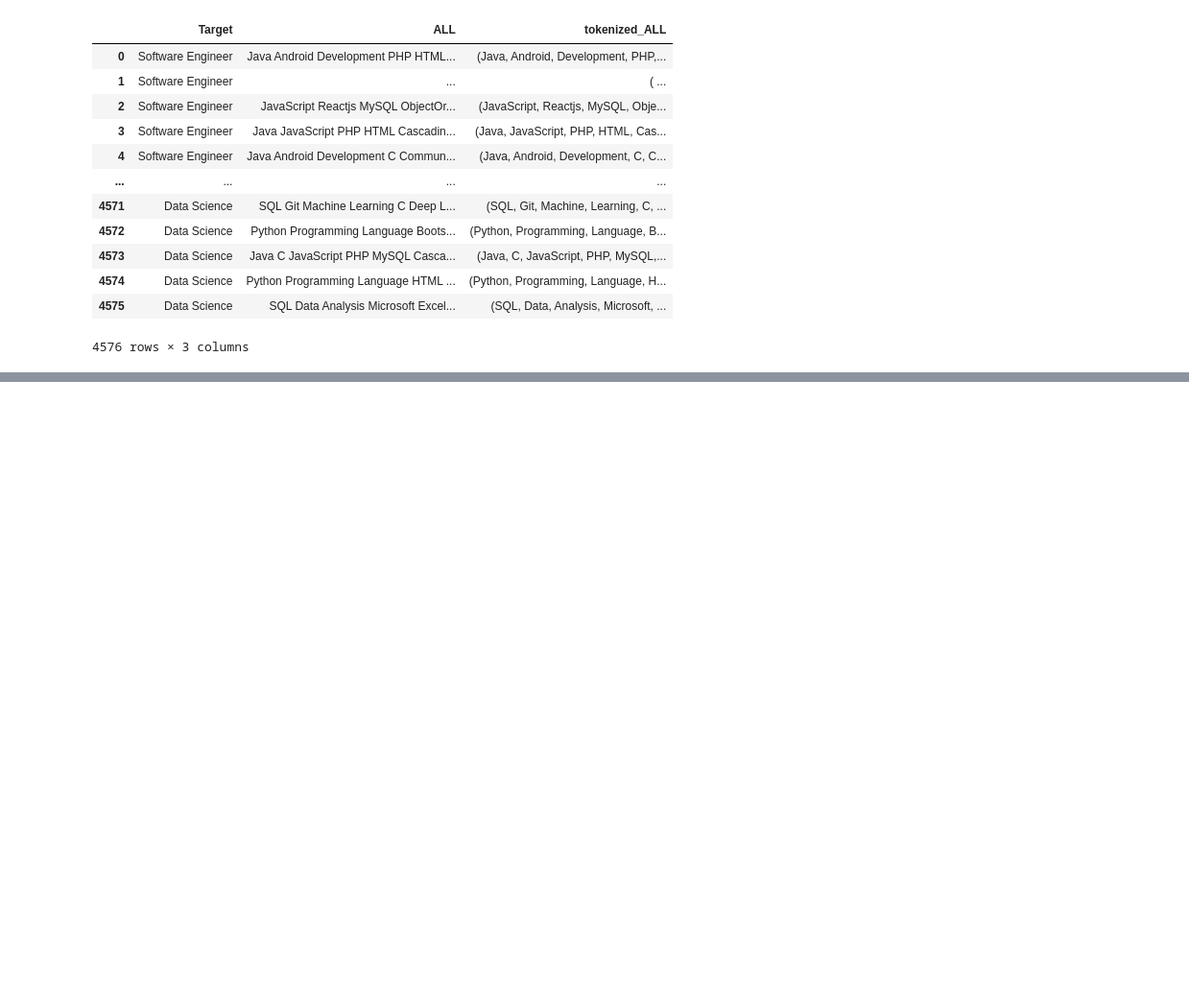
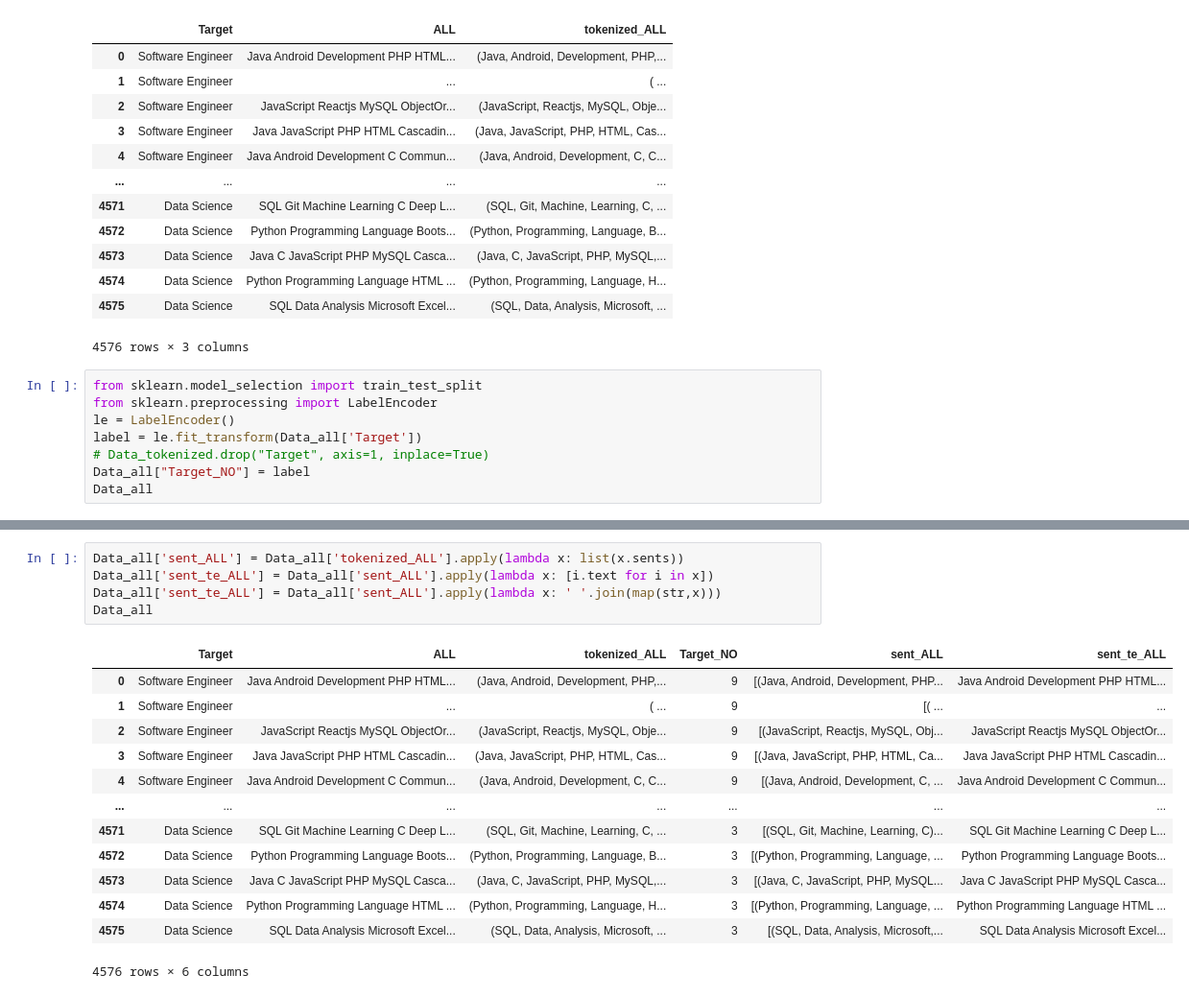
Before and after one commit to farookfazni/AI-to-Predict-Career-Path, a Jupyter notebook: Model2.ipynb, the cells around one changed output, grey strips where cells are left out. Shown: that part at 96% size. Drawn from its saved outputs; the diff is of its cells as text; blank space fills up the shorter version.

Commit message:
model2 ongoing

```diff
--- a/Model2.ipynb
+++ b/Model2.ipynb
@@ -90,3 +90,11 @@ Data_all
 | 4574 | Data Science | Python Programming Language HTML ... | (Python, Programming, Language, H... |
 | 4575 | Data Science | SQL Data Analysis Microsoft Excel... | (SQL, Data, Analysis, Microsoft, ... |
 4576 rows × 3 columns
+# %%
+from sklearn.model_selection import train_test_split
+from sklearn.preprocessing import LabelEncoder
+le = LabelEncoder()
+label = le.fit_transform(Data_all['Target'])
+# Data_tokenized.drop("Target", axis=1, inplace=True)
+Data_all["Target_NO"] = label
+Data_all
@@ -92,0 +132,19 @@ Data_all
+# %%
+Data_all['sent_ALL'] = Data_all['tokenized_ALL'].apply(lambda x: list(x.sents))
+Data_all['sent_te_ALL'] = Data_all['sent_ALL'].apply(lambda x: [i.text for i in x])
+Data_all['sent_te_ALL'] = Data_all['sent_ALL'].apply(lambda x: ' '.join(map(str,x)))
+Data_all
+# %% [output]
+|  | Target | ALL | tokenized_ALL | Target_NO | sent_ALL | sent_te_ALL |
+| 0 | Software Engineer | Java Android Development PHP HTML... | (Java, Android, Development, PHP,... | 9 | [(Java, Android, Development, PHP... | Java Android Development PHP HTML... |
+| 1 | Software Engineer | ... | ( ... | 9 | [( ... | ... |
+| 2 | Software Engineer | JavaScript Reactjs MySQL ObjectOr... | (JavaScript, Reactjs, MySQL, Obje... | 9 | [(JavaScript, Reactjs, MySQL, Obj... | JavaScript Reactjs MySQL ObjectOr... |
+| 3 | Software Engineer | Java JavaScript PHP HTML Cascadin... | (Java, JavaScript, PHP, HTML, Cas... | 9 | [(Java, JavaScript, PHP, HTML, Ca... | Java JavaScript PHP HTML Cascadin... |
+| 4 | Software Engineer | Java Android Development C Commun... | (Java, Android, Development, C, C... | 9 | [(Java, Android, Development, C, ... | Java Android Development C Commun... |
+| ... | ... | ... | ... | ... | ... | ... |
+| 4571 | Data Science | SQL Git Machine Learning C Deep L... | (SQL, Git, Machine, Learning, C, ... | 3 | [(SQL, Git, Machine, Learning, C)... | SQL Git Machine Learning C Deep L... |
+| 4572 | Data Science | Python Programming Language Boots... | (Python, Programming, Language, B... | 3 | [(Python, Programming, Language, ... | Python Programming Language Boots... |
+| 4573 | Data Science | Java C JavaScript PHP MySQL Casca... | (Java, C, JavaScript, PHP, MySQL,... | 3 | [(Java, C, JavaScript, PHP, MySQL... | Java C JavaScript PHP MySQL Casca... |
+| 4574 | Data Science | Python Programming Language HTML ... | (Python, Programming, Language, H... | 3 | [(Python, Programming, Language, ... | Python Programming Language HTML ... |
+| 4575 | Data Science | SQL Data Analysis Microsoft Excel... | (SQL, Data, Analysis, Microsoft, ... | 3 | [(SQL, Data, Analysis, Microsoft,... | SQL Data Analysis Microsoft Excel... |
+4576 rows × 6 columns
```
Also changed, not shown: parts of 8 cells of this notebook.
